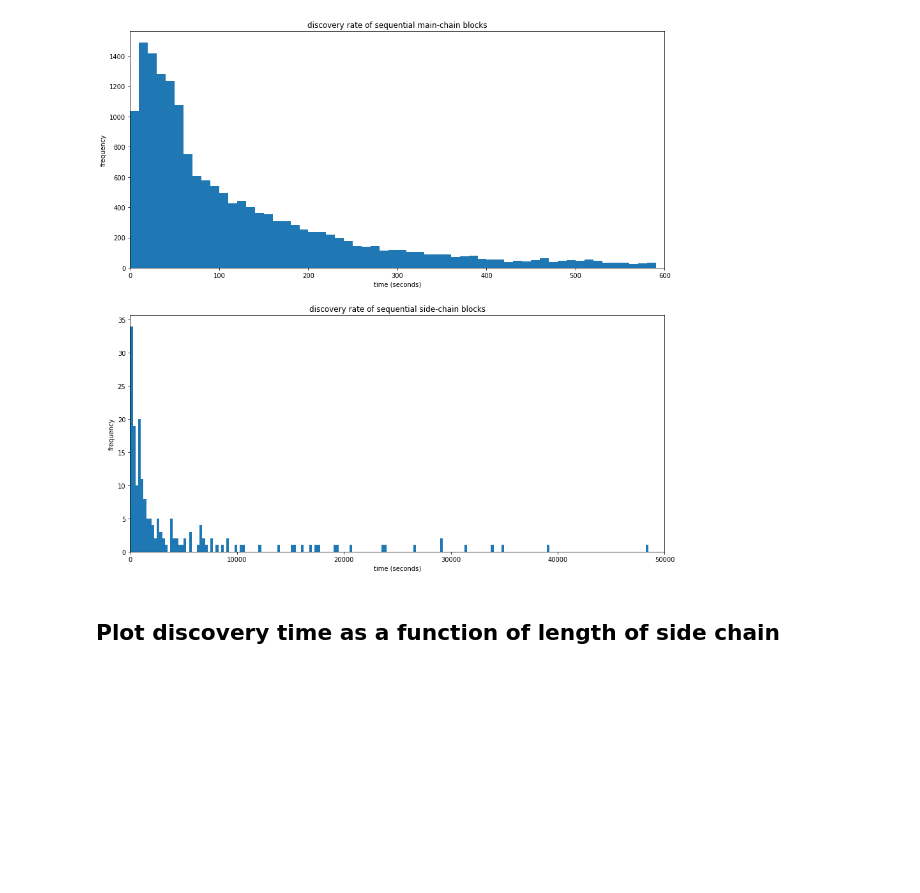
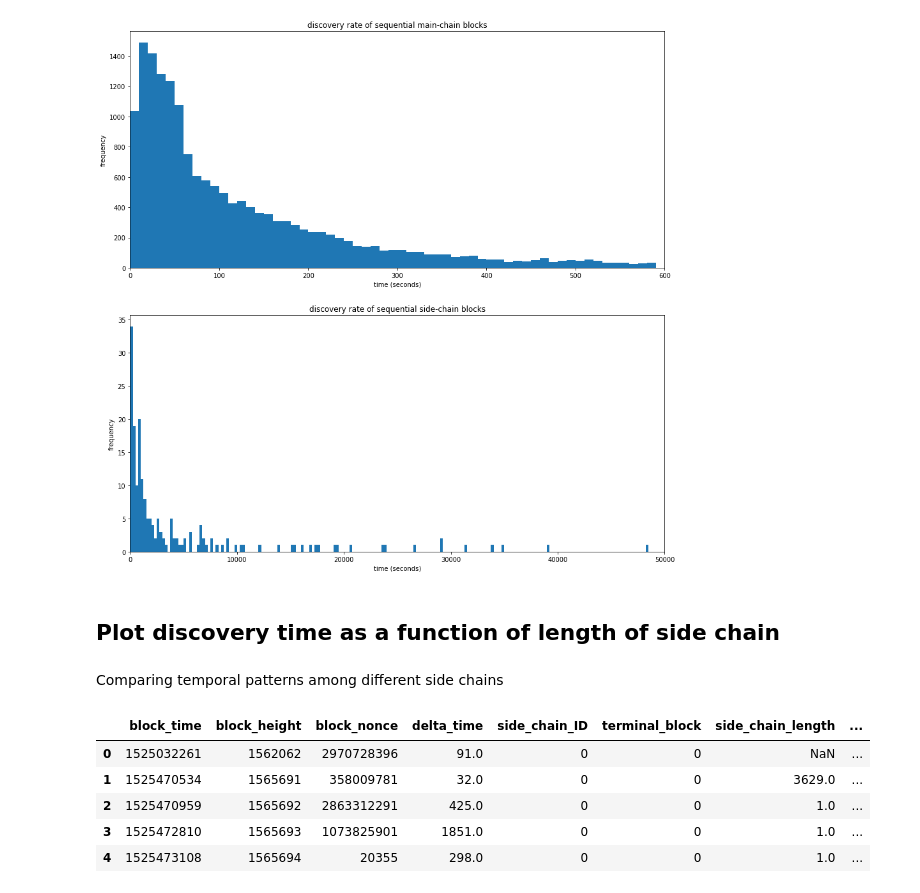
Before and after one commit to noncesense-research-lab/archival_network, a Jupyter notebook: altchain_temporal_study.ipynb, the cells around one changed output. Cells and saved outputs as stored; diff of their text form; code cells hidden in the pictures; blank space fills up the shorter version.

```diff
--- a/altchain_temporal_study.ipynb
+++ b/altchain_temporal_study.ipynb
@@ -152,0 +151,2 @@ b1s['delta_height_2'] = b1s['block_height']-b1s['block_height'].shift()
+# %% [markdown]
+Comparing temporal patterns among different side chains
@@ -152,0 +158,11 @@ b1s['delta_height_2'] = b1s['block_height']-b1s['block_height'].shift()
+# %%
+b1s = b1s.reset_index()
+b1s.drop(['index','delta_height'], 1, inplace=True)
+b1s.head()
+# %% [output]
+|  | block_time | block_height | block_nonce | delta_time | side_chain_ID | terminal_block | side_chain_length | ... |
+| 0 | 1525032261 | 1562062 | 2970728396 | 91.0 | 0 | 0 | NaN | ... |
+| 1 | 1525470534 | 1565691 | 358009781 | 32.0 | 0 | 0 | 3629.0 | ... |
+| 2 | 1525470959 | 1565692 | 2863312291 | 425.0 | 0 | 0 | 1.0 | ... |
+| 3 | 1525472810 | 1565693 | 1073825901 | 1851.0 | 0 | 0 | 1.0 | ... |
+| 4 | 1525473108 | 1565694 | 20355 | 298.0 | 0 | 0 | 1.0 | ... |
```
Also changed, not shown: parts of 6 cells of this notebook.
